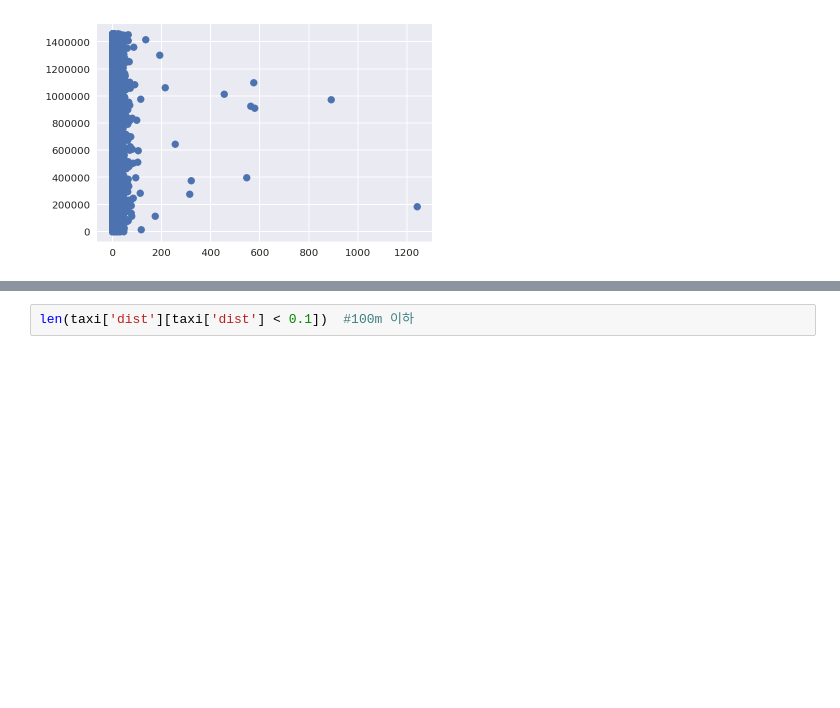
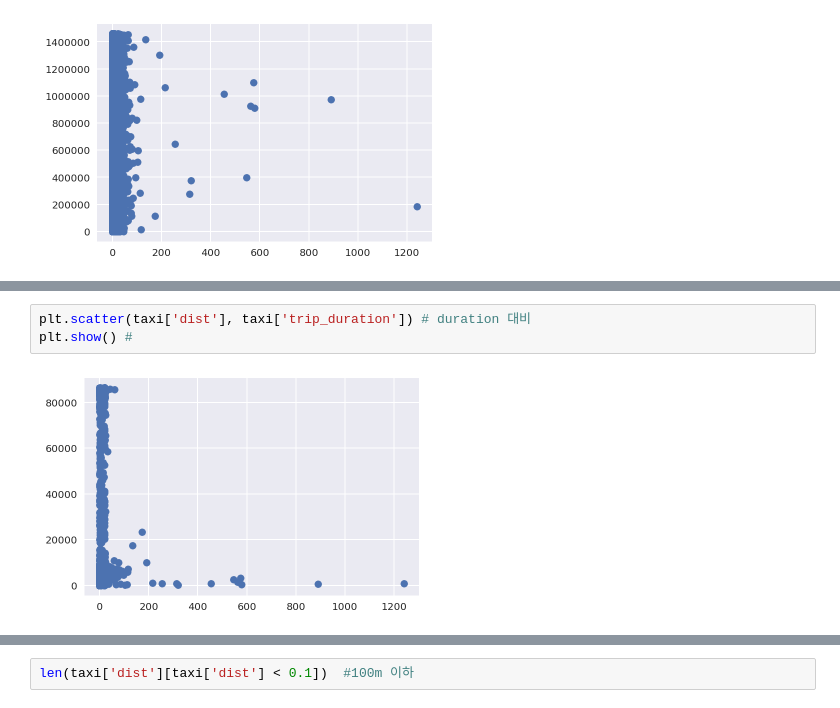
Before and after one commit to Moons08/dss-project-taxi, a Jupyter notebook: Mk/EDA_mk.ipynb, the cells around one changed output, grey strips where cells are left out. Cells and saved outputs as stored; diff of their text form; blank space fills up the shorter version.

```diff
--- a/Mk/EDA_mk.ipynb
+++ b/Mk/EDA_mk.ipynb
@@ -237,0 +246,5 @@ taxi[taxi['dist']>800]
+# %%
+plt.scatter(taxi['dist'], taxi['trip_duration']) # duration 대비
+plt.show() #
+# %% [output]
+[figure, added]
```
Also changed, not shown: parts of 38 cells of this notebook.
